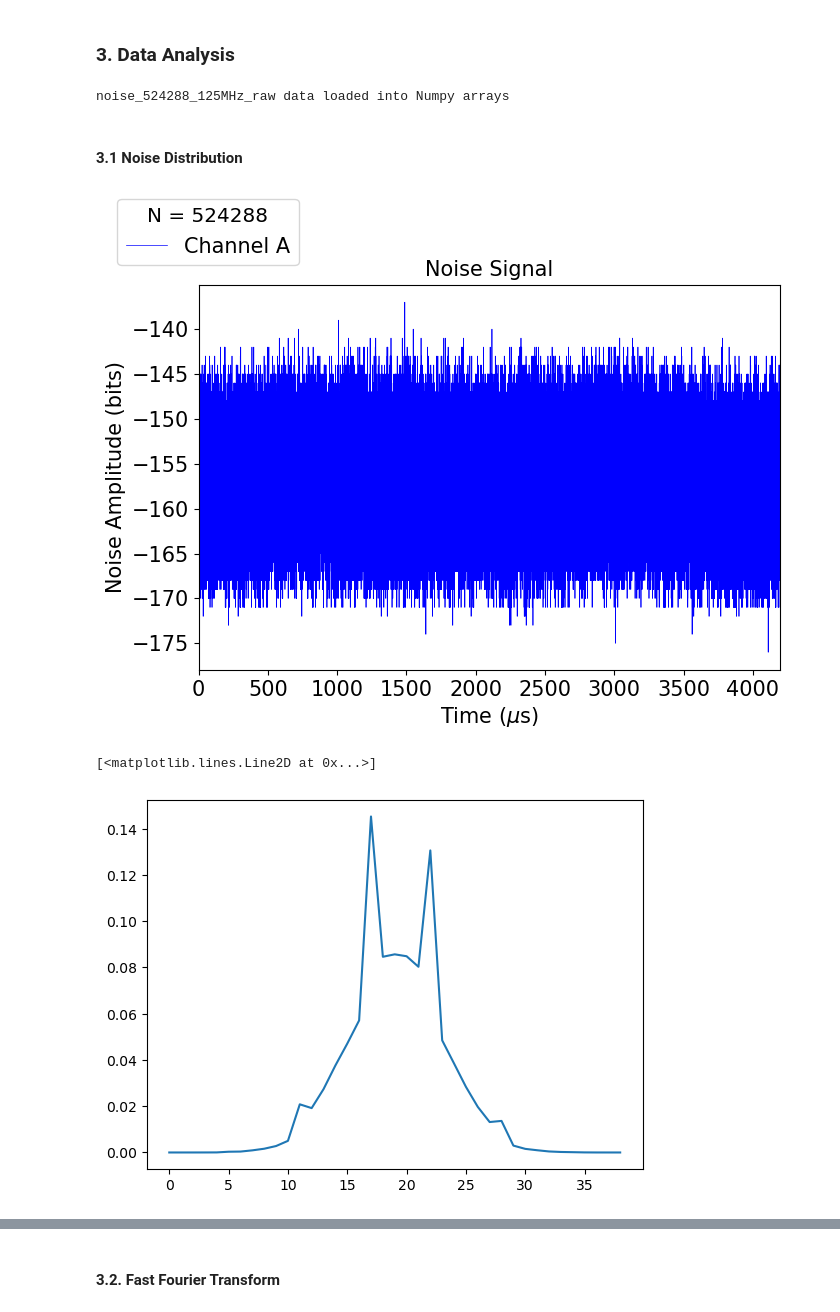
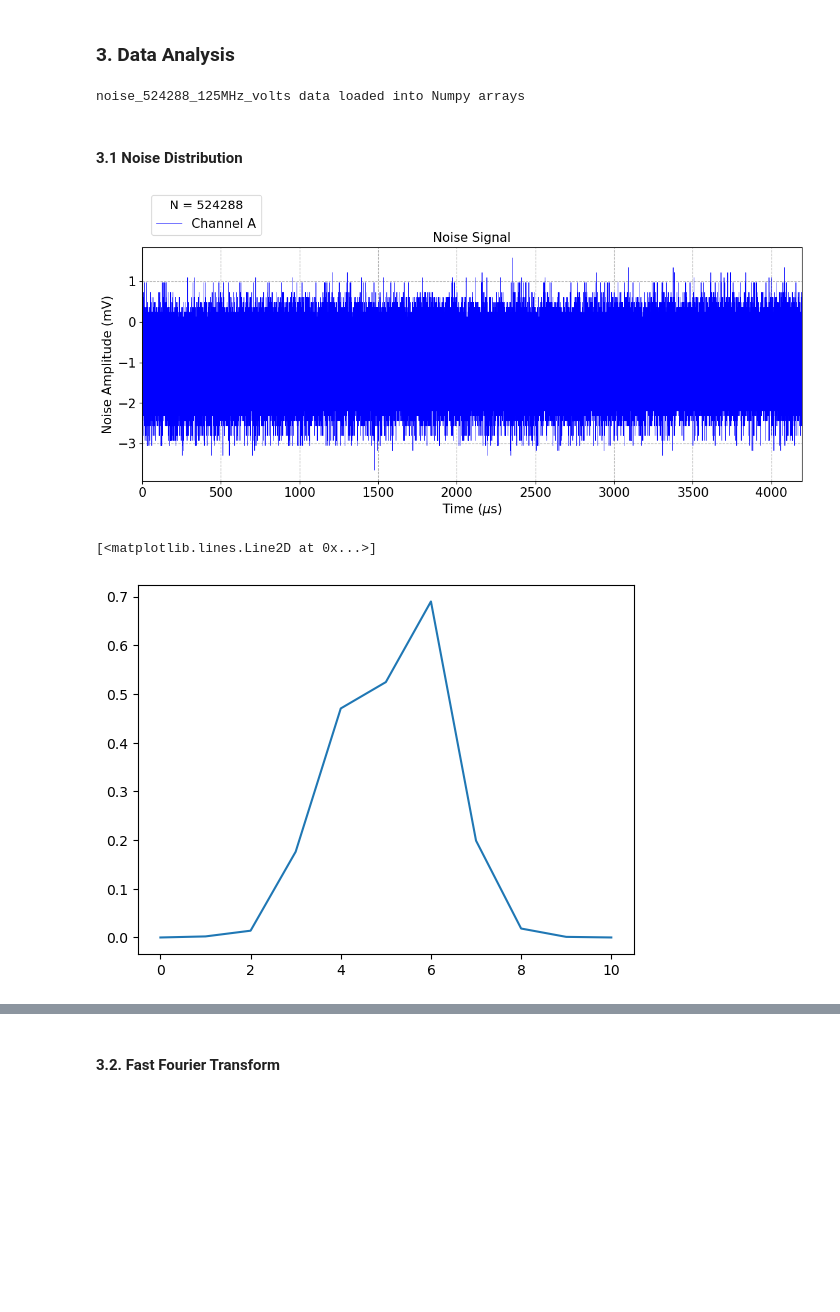
Before and after one commit to nshunned/PhotQuant, a Jupyter notebook: Red_Pitaya_17/noise/resistor/noise_scpi.ipynb, the cells around one changed output, grey strips where cells are left out. Cells and saved outputs as stored; diff of their text form; code cells hidden in the pictures; blank space fills up the shorter version.

Commit message:
Updated noise tests

```diff
--- a/Red_Pitaya_17/noise/resistor/noise_scpi.ipynb
+++ b/Red_Pitaya_17/noise/resistor/noise_scpi.ipynb
@@ -15,5 +13,8 @@ ModuleNotFoundError: No module named 'redpitaya_scpi'
 # %%
 BITS_PER_SAMPLE = 32        # bits
 SAMPLE_RATE     = 125e6     # Hz
+
+# UNITS = 'RAW'
+UNITS = 'VOLTS'
 # %%
 maxMemBytes = 16**5 * 2
@@ -182,10 +203,8 @@ Signal frequncy =  238.41858 Hz
 ## LOAD .npy DATA FILES
 
 nSamples = maxNumMemSamples
-# nSamples = 2**14
 
-units = 'RAW'
-# units = 'VOLTS'
+units = UNITS
 
 filename = f'noise_{int(nSamples)}_{int(SAMPLE_RATE/1e6)}MHz_{units.lower()}'
 
@@ -194,7 +213,7 @@ signal_num_b = np.load(f'{filename}_chB.npy')
 
 print(f'{filename} data loaded into Numpy arrays')
 # %% [output]
-noise_524288_125MHz_raw data loaded into Numpy arrays
+noise_524288_125MHz_volts data loaded into Numpy arrays
 # %%
 # data properties
 nSamples = len(signal_num_a)
@@ -222,29 +241,28 @@ if units == 'VOLTS':
 elif units == 'RAW':
     units_plot = 'bits'
 # %%
-plt.figure(figsize=(7.5, 5))
+plt.figure(figsize=(14, 5))
 
 plt.plot(t*1e6, signal_num, '-b', lw=0.5, label=signal_num_label)
 
 plt.title('Noise Signal', fontsize=15)
 plt.xlabel(r'Time ($\mu$s)', fontsize=15)
 plt.ylabel(f'Noise Amplitude ({units_plot})', fontsize=15)
 plt.xticks(fontsize=15)
 plt.yticks(fontsize=15)
 plt.xlim([0, t[-1]*1e6])
 
-if units == 'VOLTS':
-    plt.ylim(-5, 5)
-# elif units == 'RAW':
+# if units == 'VOLTS':
+#     plt.ylim(-5, 5)
 
 legendTitle = 'N = {}'.format(nSamples)
 plt.legend(title=legendTitle, title_fontsize='x-large', prop={'size': 15},
         bbox_to_anchor=(0.19, 1.25))
 
-# plt.grid(ls='--')
+plt.grid(ls='--')
 plt.show()
 # %% [output]
-[figure, old version]
+[figure, new version]
 # %%
 bins_range = np.arange(min(signal_num)-0.5, max(signal_num)+0.5, 1)
 # %%
@@ -264,7 +282,7 @@ p = sp.stats.norm.pdf(x, mu, sigma)
 plt.plot(hist)
 # %% [output]
 [<matplotlib.lines.Line2D at 0x...>]
-[figure, old version]
+[figure, new version]
 # %%
 plt.figure(figsize=(7.5, 5))
 
```
Also changed, not shown: parts of 15 cells of this notebook, 54 other files.
